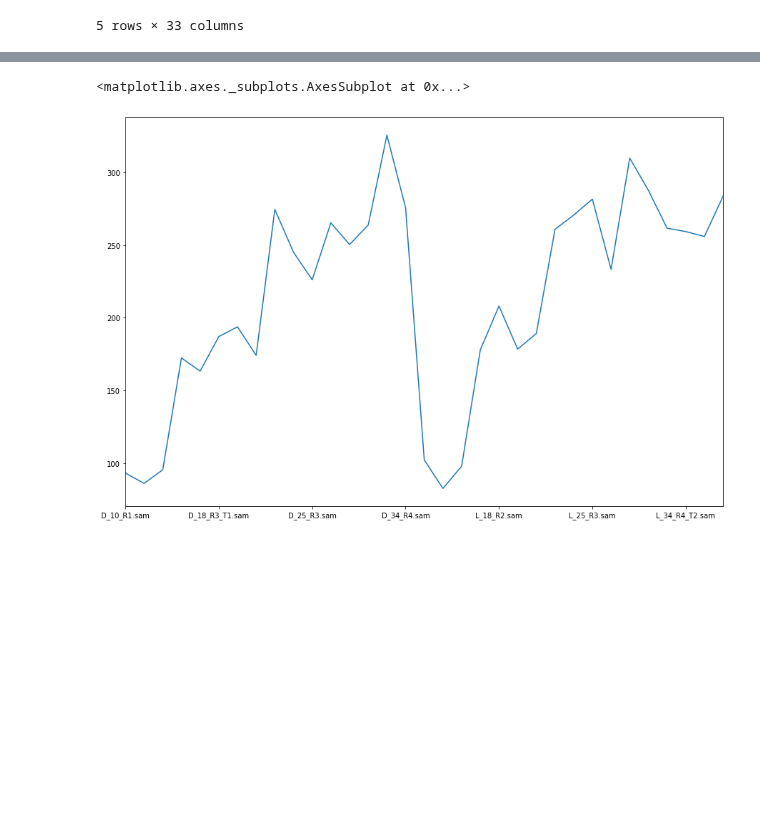
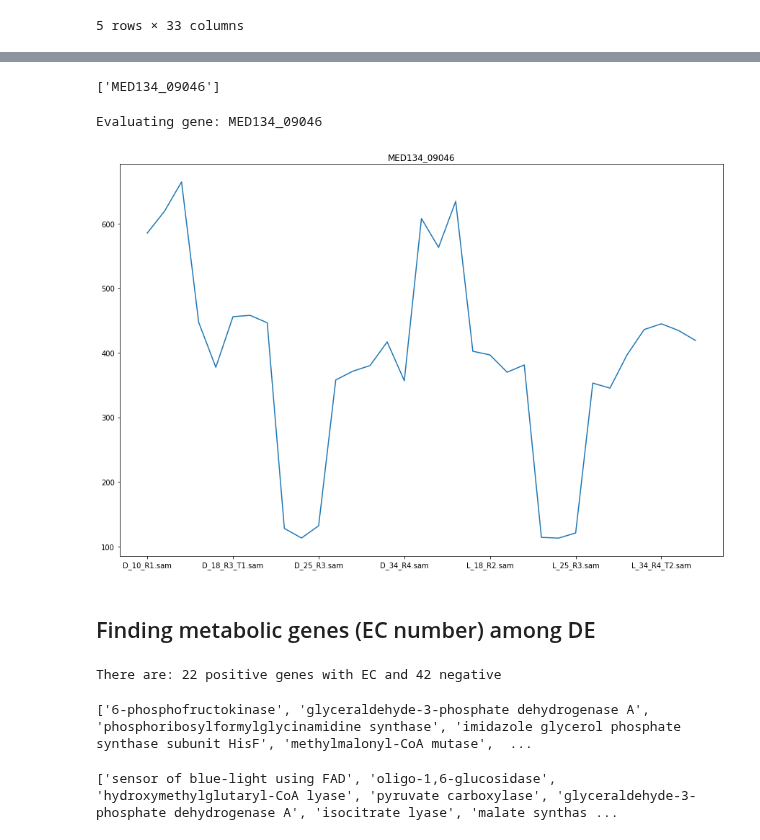
Before and after one commit to Robaina/Dokdonia, a Jupyter notebook: DE_Notebook.ipynb, the cells around one changed output, grey strips where cells are left out. Saved outputs shown, nothing was run; the diff lists cells and outputs as text; code cells hidden in the pictures; blank space fills up the shorter version.

```diff
--- a/DE_Notebook.ipynb
+++ b/DE_Notebook.ipynb
@@ -106,0 +118,4 @@ tpm.loc[gene_id].plot(legend=False, figsize=(15, 10))
+# %%
+gene_id = neg_corr_genes[5]
+print(f'Evaluating gene: {gene_id}')
+ax = tpm.loc[gene_id].plot(legend=False, figsize=(15, 10), title=gene_id)
@@ -106,0 +127,32 @@ tpm.loc[gene_id].plot(legend=False, figsize=(15, 10))
+# %%
+from Bio import SeqIO
+
+class GenomeGBK:
+
+    def __init__(self, path_to_gbk):
+        self._gbk = list(SeqIO.parse(path_to_gbk, 'genbank'))[0]
+
+    @property
+    def meta(self):
+        return dict(self._gbk.features[0].qualifiers)
+
+    def getGeneInfo(self, gene_id: str):
+        try:
+            gene, cds = [f for f in self._gbk.features[1:] if gene_id.lower() in f.qualifiers['locus_tag'][0].lower()]
+            res = dict(cds.qualifiers); res.update({'location': gene.location})
+            return res
+        except Exception:
+            raise ValueError(f'Gene {gene_id} not found in GBK')
+
+    def has_EC_number(self, gene_id: str):
+        return 'EC_number' in self.getGeneInfo(gene_id).keys()
+
+    def getEnzymeGene(self, ec_number: str):
+        try:
+            return [f.qualifiers['locus_tag'][0] for f in self._gbk.features[1:] if ('EC_number' in f.qualifiers.keys()
+                                                                                      and ec_number in f.qualifiers['EC_number'][0])]
+        except Exception:
+             raise ValueError(f'Enzyme {ec_number} not found in GBK')
+# %%
+gbk = GenomeGBK('Data/DokdoniaMED134.gbk')
+gbk.meta
@@ -107,8 +178,12 @@ tpm.loc[gene_id].plot(legend=False, figsize=(15, 10))
+# %%
+# Trying out ec finder
+gbk.getEnzymeGene('2.7.1.40')
+# %% [output]
+['MED134_09046']
 # %%
-# Log 2 fold change: 1.13
-# Type IX secretion system membrane protein, PorP/SprF family
-gene_id = 'MED134_07384'
-tpm.loc[gene_id].plot(legend=False, figsize=(15, 10))
+gene_id = gbk.getEnzymeGene('2.7.1.40')[0]
+print(f'Evaluating gene: {gene_id}')
+ax = tpm.loc[gene_id].plot(legend=False, figsize=(15, 10), title=gene_id)
 # %% [output]
-<matplotlib.axes._subplots.AxesSubplot at 0x...>
+Evaluating gene: MED134_09046
-[figure, old version]
+[figure, new version]
@@ -114,0 +192,18 @@ tpm.loc[gene_id].plot(legend=False, figsize=(15, 10))
+# %% [markdown]
+## Finding metabolic genes (EC number) among DE
+# %%
+met_pos_genes = [gene_id for gene_id in pos_corr_genes if gbk.has_EC_number(gene_id)]
+met_neg_genes = [gene_id for gene_id in neg_corr_genes if gbk.has_EC_number(gene_id)]
+print(f'There are: {len(met_pos_genes)} positive genes with EC and {len(met_neg_genes)} negative')
+# %% [output]
+There are: 22 positive genes with EC and 42 negative
+# %%
+# Which enzymes are negatively correlated with temperature?
+print([gbk.getGeneInfo(gene_id)['product'][0] for gene_id in met_neg_genes])
+# %% [output]
+['6-phosphofructokinase', 'glyceraldehyde-3-phosphate dehydrogenase A', 'phosphoribosylformylglycinamidine synthase', 'imidazole glycerol phosphate synthase subunit HisF', 'methylmalonyl-CoA mutase',  ...
+# %%
+# Which enzymes are positively correlated with temperature?
+print([gbk.getGeneInfo(gene_id)['product'][0] for gene_id in met_pos_genes])
+# %% [output]
+['sensor of blue-light using FAD', 'oligo-1,6-glucosidase', 'hydroxymethylglutaryl-CoA lyase', 'pyruvate carboxylase', 'glyceraldehyde-3-phosphate dehydrogenase A', 'isocitrate lyase', 'malate synthas ...
```
Also changed, not shown: parts of 18 cells of this notebook, 3 other files.
